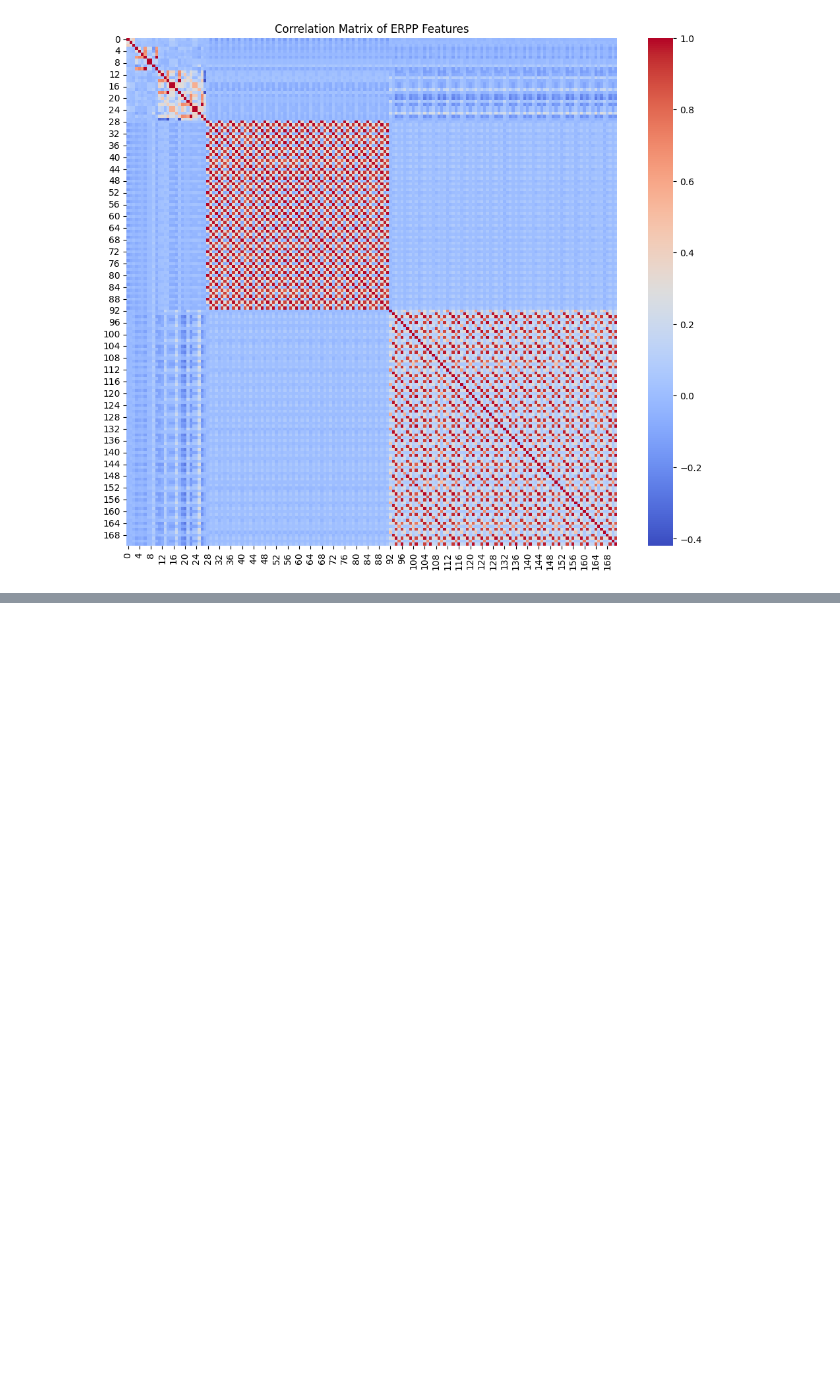
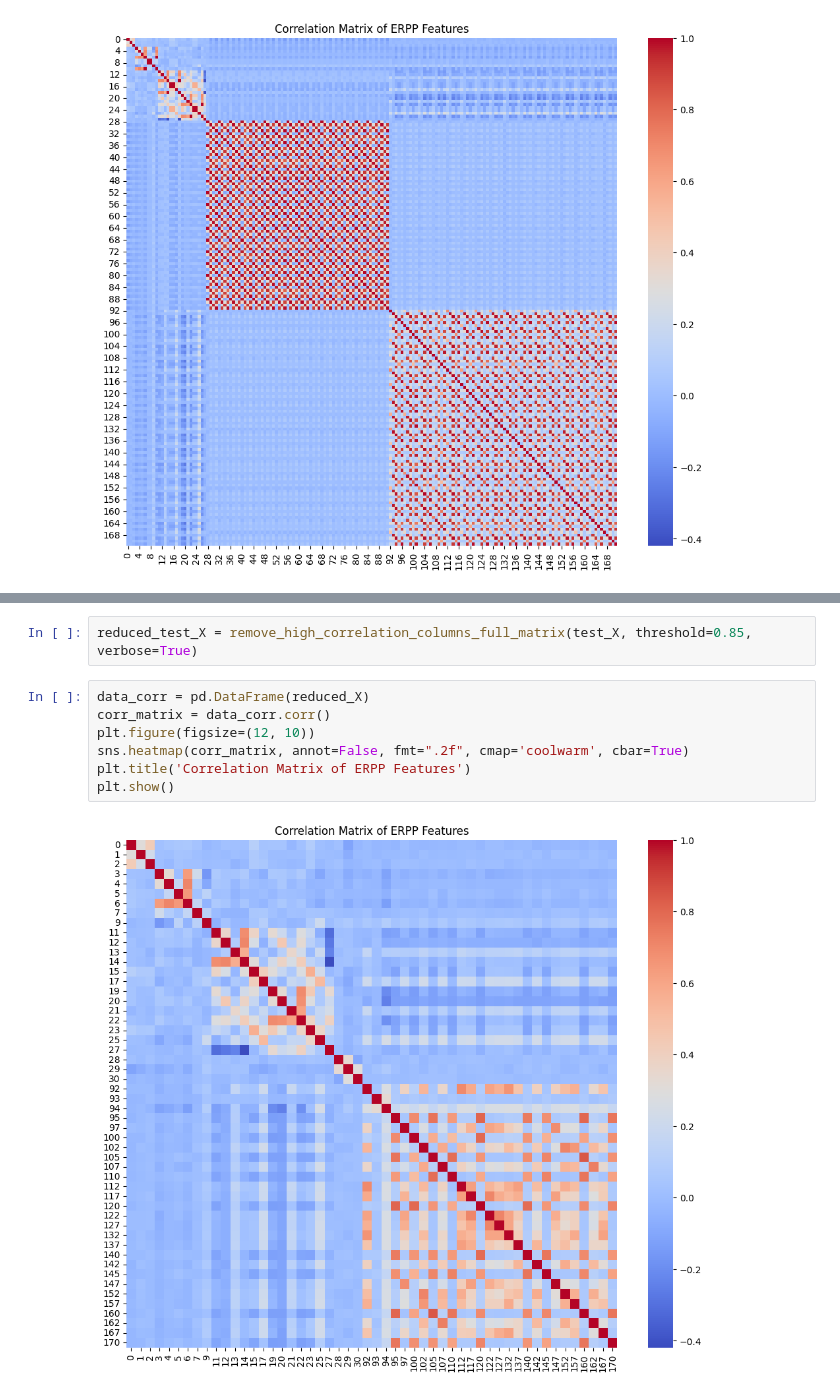
Before and after one commit to nspyrop03/bci-challenge-ner15, a Jupyter notebook: rf_templates&raw.ipynb, the cells around one changed output, grey strips where cells are left out. Drawn from its saved outputs; the diff is of its cells as text; blank space fills up the shorter version.

```diff
--- a/rf_templates&raw.ipynb
+++ b/rf_templates&raw.ipynb
@@ -164,3 +163,14 @@ reduced_test_X = remove_high_correlation_columns_full_matrix(test_X, threshold=0
 Συσχέτιση 166 με 169: 0.92 -> Αφαίρεση 169
 Συσχέτιση 166 με 171: 0.93 -> Αφαίρεση 171
 Συσχέτιση 169 με 171: 0.93 -> Αφαίρεση 171
+# %%
+reduced_test_X = remove_high_correlation_columns_full_matrix(test_X, threshold=0.85, verbose=True)
+# %%
+data_corr = pd.DataFrame(reduced_X)
+corr_matrix = data_corr.corr()
+plt.figure(figsize=(12, 10))
+sns.heatmap(corr_matrix, annot=False, fmt=".2f", cmap='coolwarm', cbar=True)
+plt.title('Correlation Matrix of ERPP Features')
+plt.show()
+# %% [output]
+[figure, added]
```
Also changed, not shown: parts of 10 cells of this notebook.
